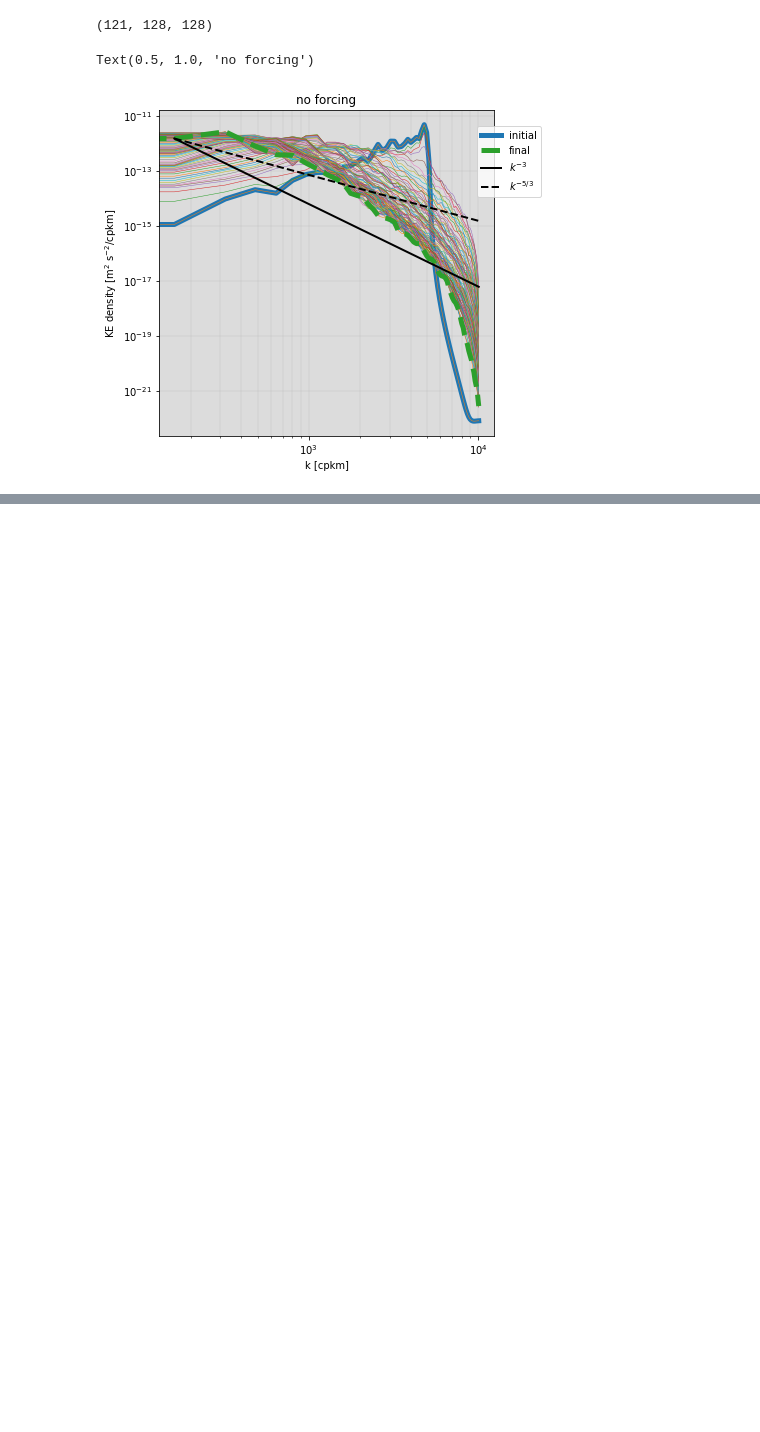
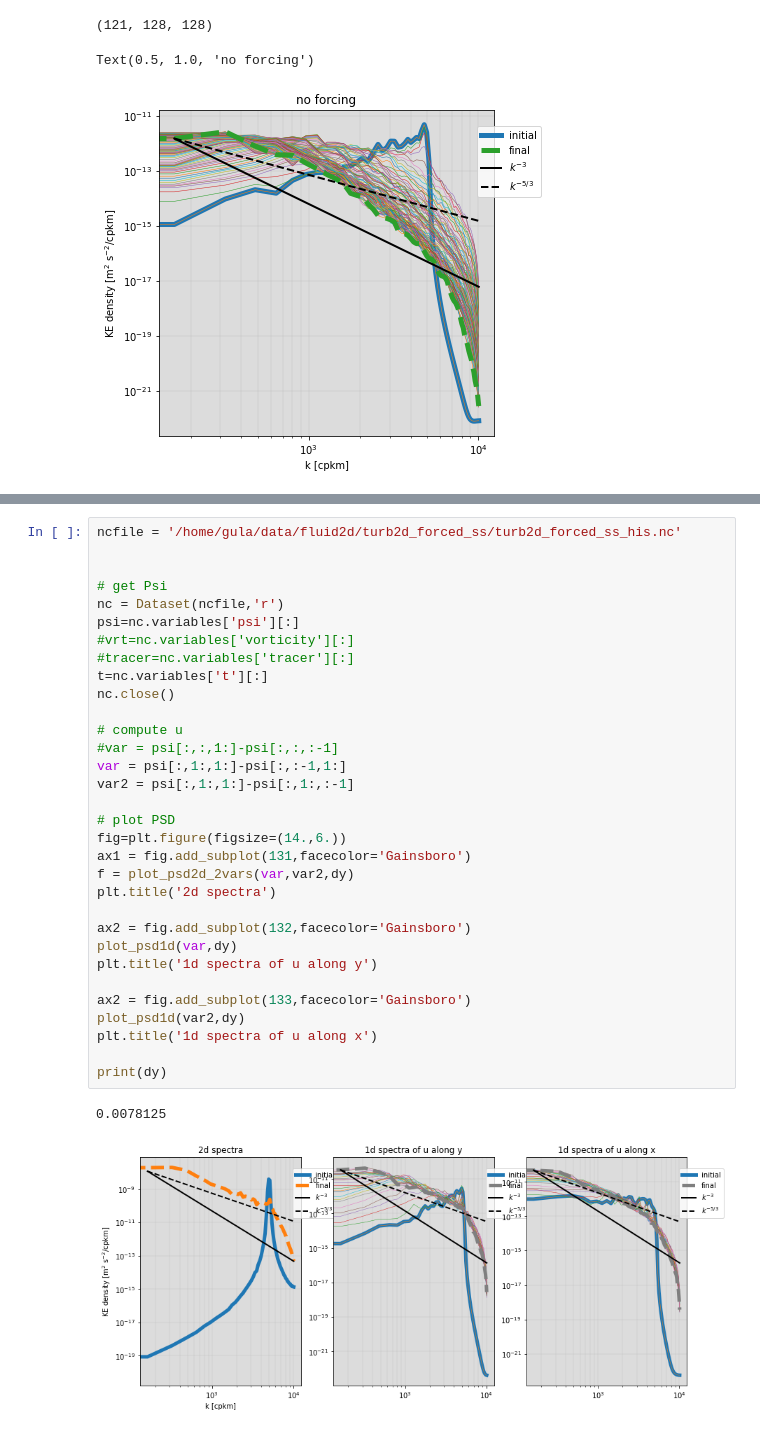
Before and after one commit to Mesharou/mesharou.github.io, a Jupyter notebook: Turb/turbulence2d_example.ipynb, the cells around one changed output, grey strips where cells are left out. Cells and saved outputs as stored; diff of their text form; blank space fills up the shorter version.

```diff
--- a/Turb/turbulence2d_example.ipynb
+++ b/Turb/turbulence2d_example.ipynb
@@ -130,0 +337,35 @@ Text(0.5, 1.0, 'no forcing')
+# %%
+ncfile = '/home/gula/data/fluid2d/turb2d_forced_ss/turb2d_forced_ss_his.nc'
+
+
+# get Psi
+nc = Dataset(ncfile,'r')
+psi=nc.variables['psi'][:]
+#vrt=nc.variables['vorticity'][:]
+#tracer=nc.variables['tracer'][:]
+t=nc.variables['t'][:]
+nc.close()
+
+# compute u
+#var = psi[:,:,1:]-psi[:,:,:-1]
+var = psi[:,1:,1:]-psi[:,:-1,1:]
+var2 = psi[:,1:,1:]-psi[:,1:,:-1]
+
+# plot PSD
+fig=plt.figure(figsize=(14.,6.))
+ax1 = fig.add_subplot(131,facecolor='Gainsboro')
+f = plot_psd2d_2vars(var,var2,dy)
+plt.title('2d spectra')
+
+ax2 = fig.add_subplot(132,facecolor='Gainsboro')
+plot_psd1d(var,dy)
+plt.title('1d spectra of u along y')
+
+ax2 = fig.add_subplot(133,facecolor='Gainsboro')
+plot_psd1d(var2,dy)
+plt.title('1d spectra of u along x')
+
+print(dy)
+# %% [output]
+0.0078125
+[figure, added]
```
Also changed, not shown: parts of 7 cells of this notebook.
